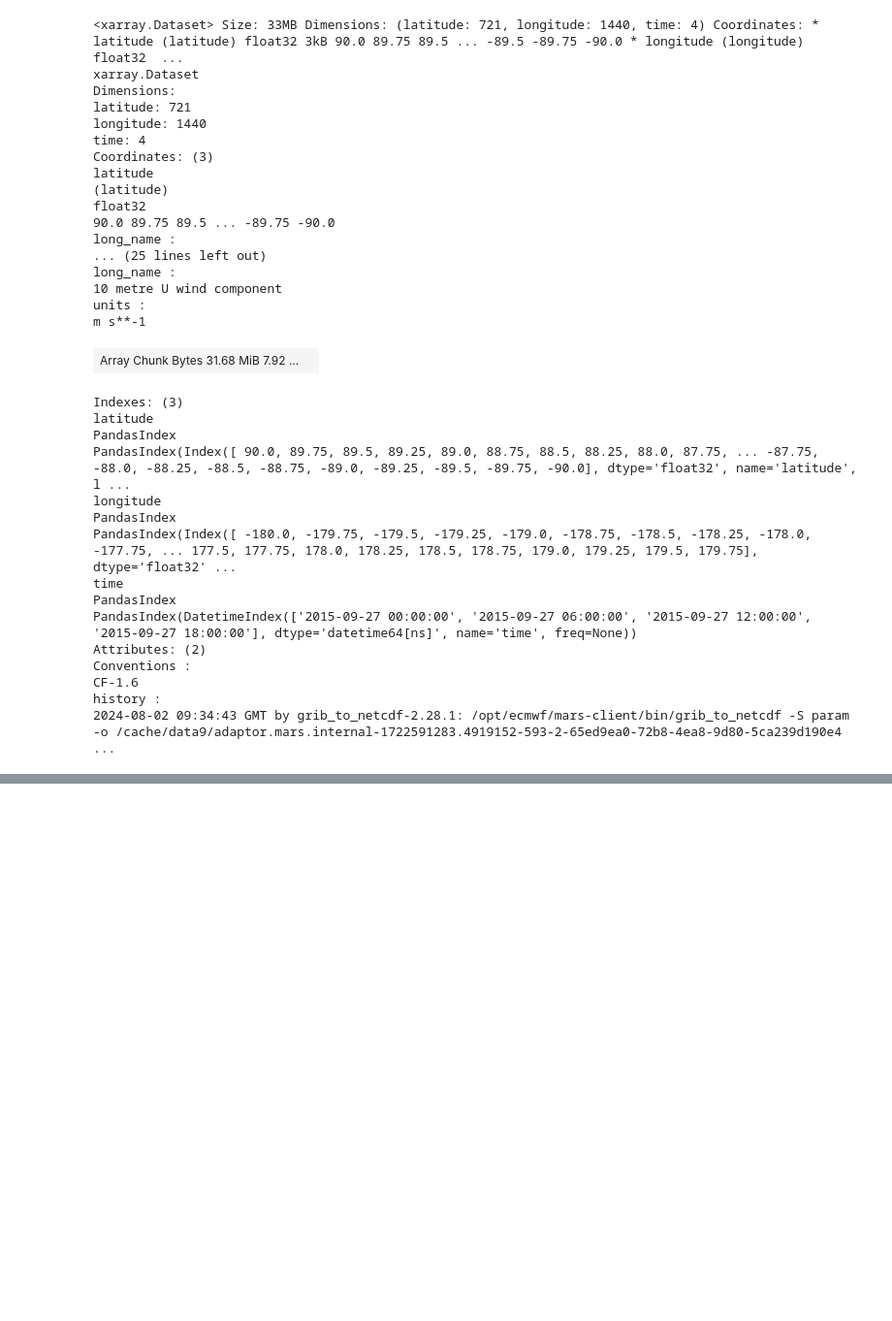
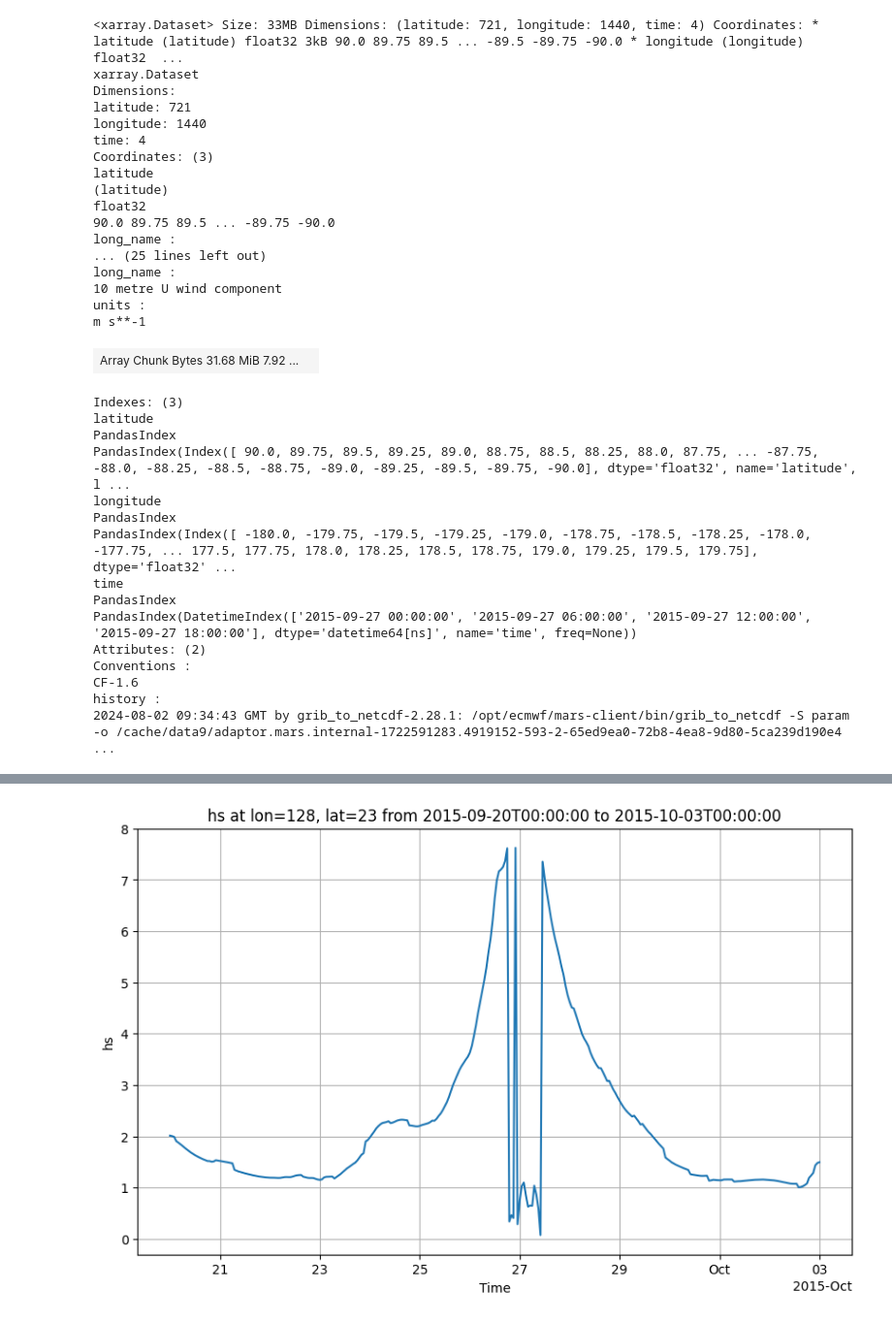
Before and after one commit to qpvvc/modulus, a Jupyter notebook: examples/weather/dataset_download/read_zarr_plot.ipynb, the cells around one changed output, grey strips where cells are left out. Shown at 97% size. Cells and saved outputs as stored; diff of their text form; code cells hidden in the pictures; blank space fills up the shorter version.

```diff
--- a/examples/weather/dataset_download/read_zarr_plot.ipynb
+++ b/examples/weather/dataset_download/read_zarr_plot.ipynb
@@ -156,0 +132,20 @@ plot2 = u102['u10'].sel(time="2015-09-27T04:00:00", method="nearest").plot(ax=ax
+# %%
+
+start_time = "2015-09-20T00:00:00"  # 开始时间
+end_time = "2015-10-03T00:00:00"    # 结束时间
+hs_time_range = hs['swh'].sel(time=slice(start_time, end_time))
+
+# 选择特定经纬度点的数据
+lon, lat = 128, 23  # 经纬度
+hs_point = hs_time_range.sel(longitude=lon, latitude=lat, method="nearest")
+
+# 绘制时间序列图
+plt.figure(figsize=(10, 6))
+hs_point.plot()
+plt.title(f'hs at lon={lon}, lat={lat} from {start_time} to {end_time}')
+plt.xlabel('Time')
+plt.ylabel('hs')
+plt.grid(True)
+plt.show()
+# %% [output]
+[figure, added]
```
Also changed, not shown: parts of 9 cells of this notebook, 11 other files.
